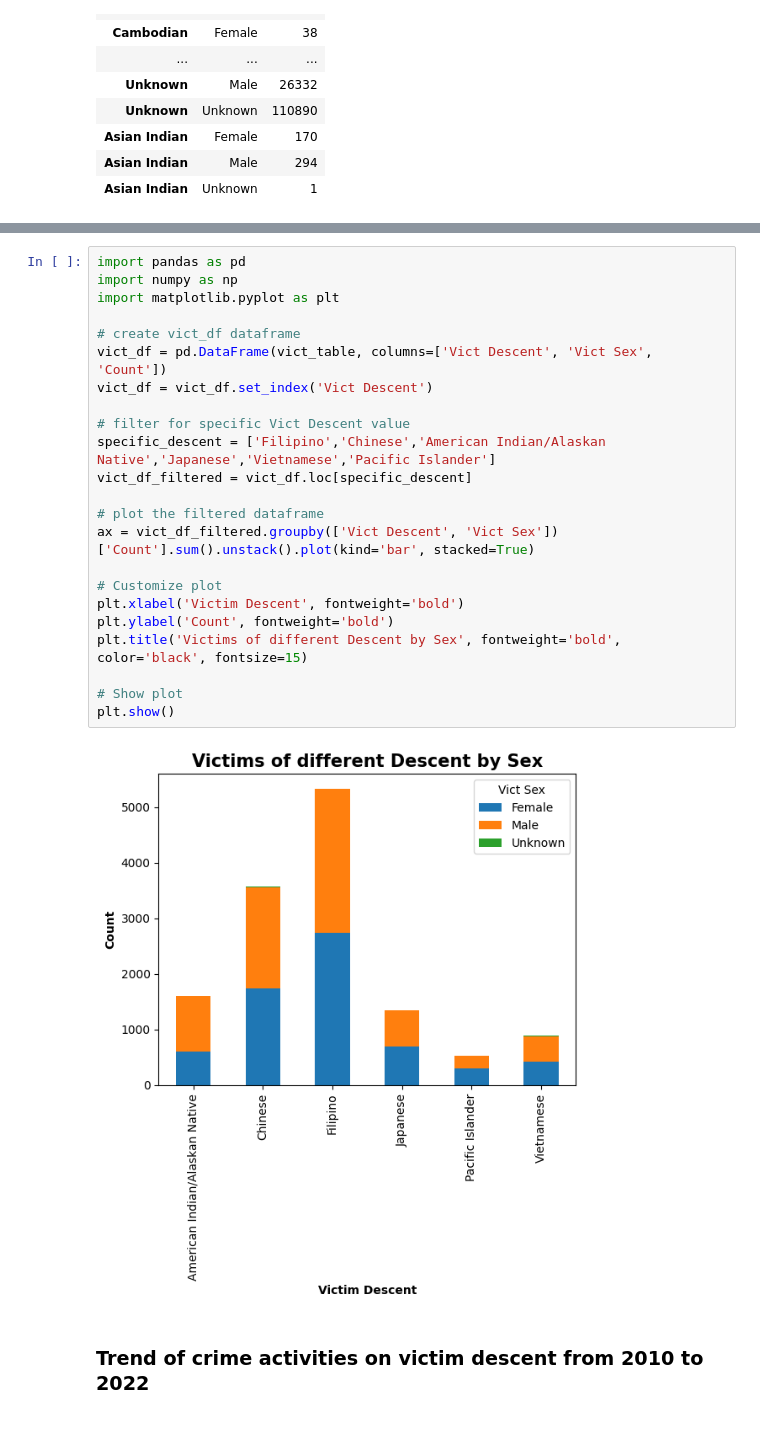
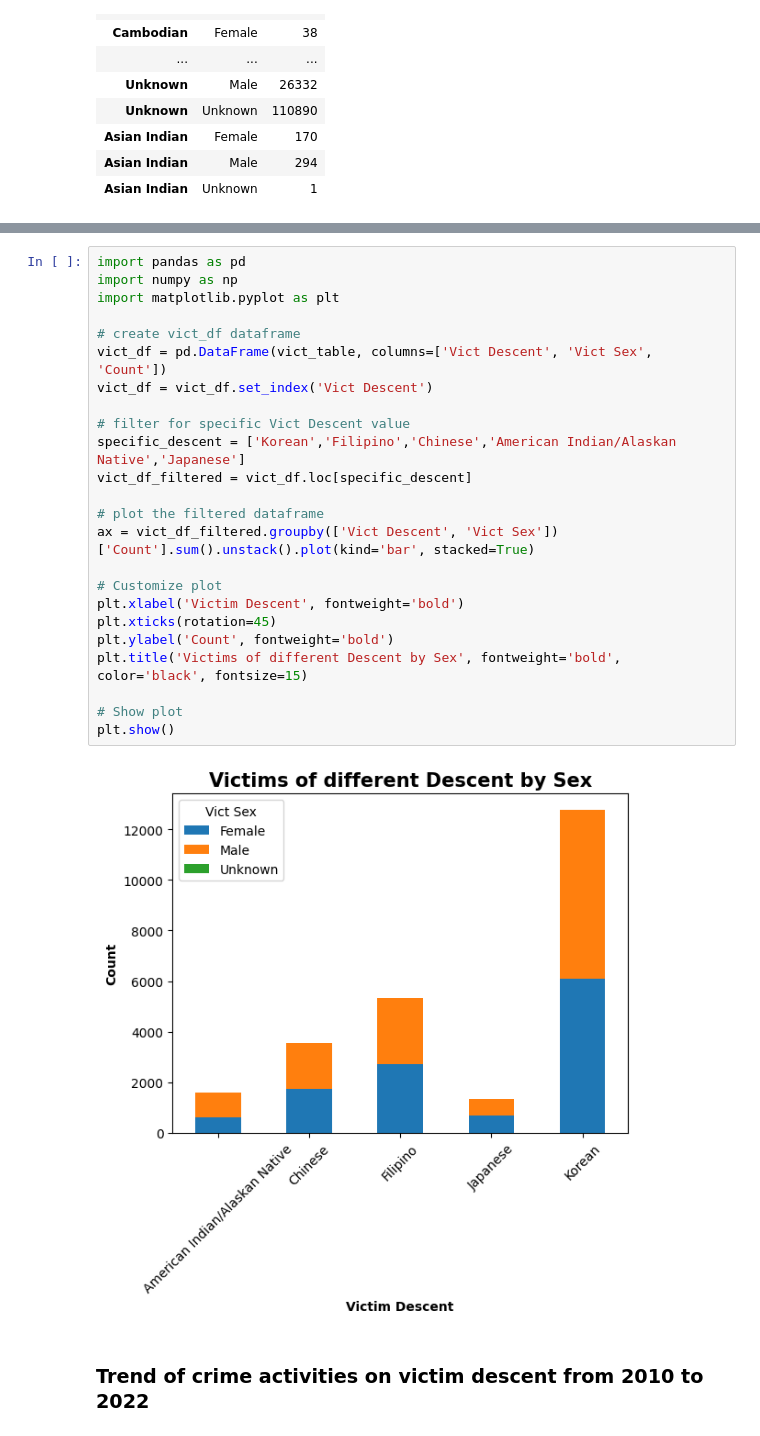
Before and after one commit to nidula/Analysing-Crime-Data-LA, a Jupyter notebook: Crime_Data_Analysis.ipynb, the cells around one changed output, grey strips where cells are left out. Cells and saved outputs as stored; diff of their text form.

```diff
--- a/Crime_Data_Analysis.ipynb
+++ b/Crime_Data_Analysis.ipynb
@@ -719,28 +720,29 @@ plt.show()
 # %%
 import pandas as pd
 import numpy as np
 import matplotlib.pyplot as plt
 
 # create vict_df dataframe
 vict_df = pd.DataFrame(vict_table, columns=['Vict Descent', 'Vict Sex', 'Count'])
 vict_df = vict_df.set_index('Vict Descent')
 
 # filter for specific Vict Descent value
-specific_descent = ['Filipino','Chinese','American Indian/Alaskan Native','Japanese','Vietnamese','Pacific Islander']
+specific_descent = ['Korean','Filipino','Chinese','American Indian/Alaskan Native','Japanese']
 vict_df_filtered = vict_df.loc[specific_descent]
 
 # plot the filtered dataframe
 ax = vict_df_filtered.groupby(['Vict Descent', 'Vict Sex'])['Count'].sum().unstack().plot(kind='bar', stacked=True)
 
 # Customize plot
 plt.xlabel('Victim Descent', fontweight='bold')
+plt.xticks(rotation=45)
 plt.ylabel('Count', fontweight='bold')
 plt.title('Victims of different Descent by Sex', fontweight='bold', color='black', fontsize=15)
 
 # Show plot
 plt.show()
 # %% [output]
-[figure, old version]
+[figure, new version]
 # %% [markdown]
 ### Trend of crime activities on victim descent from 2010 to 2022
 # %%
```
Also changed, not shown: parts of 10 cells of this notebook.
